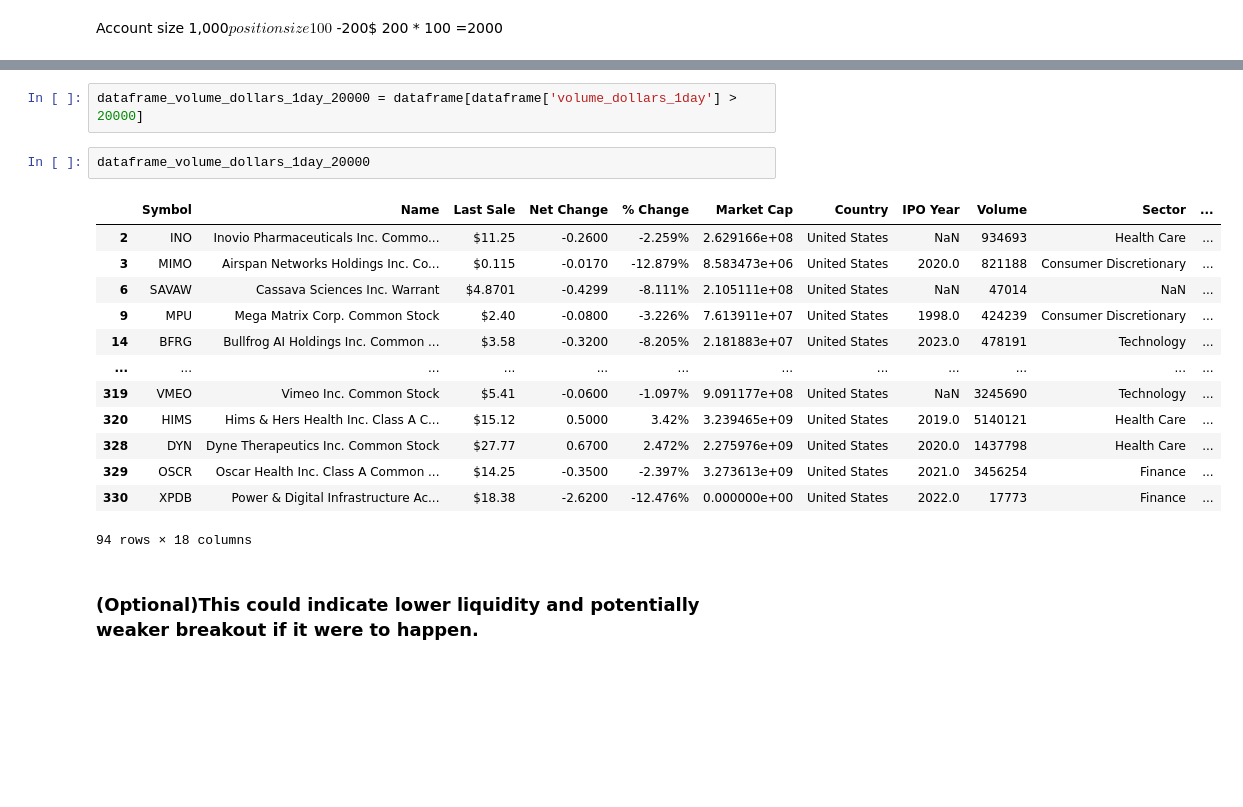
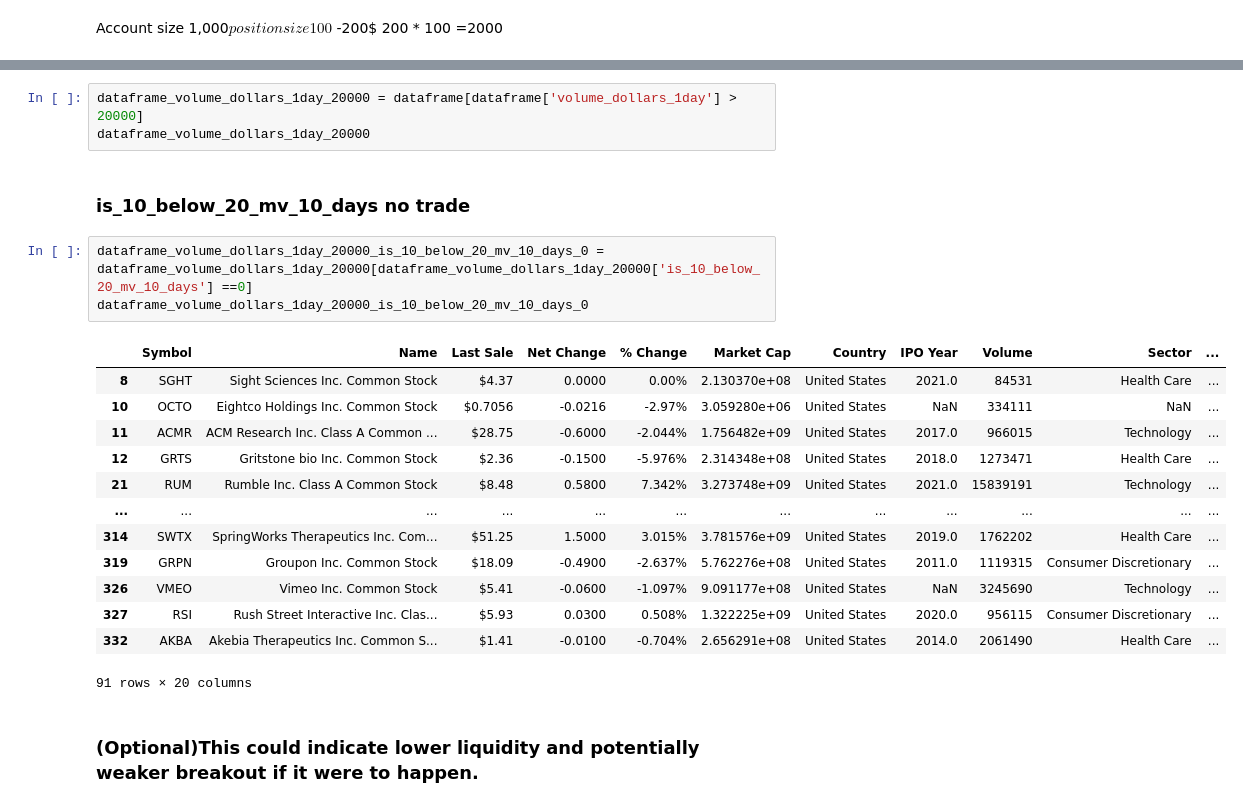
Before and after one commit to sinadarbouy/QStock-Screener, a Jupyter notebook: find.ipynb, the cells around one changed output, grey strips where cells are left out. Cells and saved outputs as stored; diff of their text form; blank space fills up the shorter version.

```diff
--- a/find.ipynb
+++ b/find.ipynb
@@ -31,21 +31,25 @@ dataframe[dataframe['volume_dollars_1day'] > 20000]
 # %%
 dataframe_volume_dollars_1day_20000 = dataframe[dataframe['volume_dollars_1day'] > 20000]
+dataframe_volume_dollars_1day_20000
-# %%
-dataframe_volume_dollars_1day_20000
-# %% [output]
-|  | Symbol | Name | Last Sale | Net Change | % Change | Market Cap | Country | IPO Year | Volume | Sector | ... |
-| 2 | INO | Inovio Pharmaceuticals Inc. Commo... | $11.25 | -0.2600 | -2.259% | 2.629166e+08 | United States | NaN | 934693 | Health Care | ... |
-| 3 | MIMO | Airspan Networks Holdings Inc. Co... | $0.115 | -0.0170 | -12.879% | 8.583473e+06 | United States | 2020.0 | 821188 | Consumer Discretionary | ... |
-| 6 | SAVAW | Cassava Sciences Inc. Warrant | $4.8701 | -0.4299 | -8.111% | 2.105111e+08 | United States | NaN | 47014 | NaN | ... |
-| 9 | MPU | Mega Matrix Corp. Common Stock | $2.40 | -0.0800 | -3.226% | 7.613911e+07 | United States | 1998.0 | 424239 | Consumer Discretionary | ... |
-| 14 | BFRG | Bullfrog AI Holdings Inc. Common ... | $3.58 | -0.3200 | -8.205% | 2.181883e+07 | United States | 2023.0 | 478191 | Technology | ... |
-| ... | ... | ... | ... | ... | ... | ... | ... | ... | ... | ... | ... |
-| 319 | VMEO | Vimeo Inc. Common Stock | $5.41 | -0.0600 | -1.097% | 9.091177e+08 | United States | NaN | 3245690 | Technology | ... |
-| 320 | HIMS | Hims & Hers Health Inc. Class A C... | $15.12 | 0.5000 | 3.42% | 3.239465e+09 | United States | 2019.0 | 5140121 | Health Care | ... |
-| 328 | DYN | Dyne Therapeutics Inc. Common Stock | $27.77 | 0.6700 | 2.472% | 2.275976e+09 | United States | 2020.0 | 1437798 | Health Care | ... |
-| 329 | OSCR | Oscar Health Inc. Class A Common ... | $14.25 | -0.3500 | -2.397% | 3.273613e+09 | United States | 2021.0 | 3456254 | Finance | ... |
-| 330 | XPDB | Power & Digital Infrastructure Ac... | $18.38 | -2.6200 | -12.476% | 0.000000e+00 | United States | 2022.0 | 17773 | Finance | ... |
-94 rows × 18 columns
+# %% [markdown]
+### is_10_below_20_mv_10_days no trade
+# %%
+dataframe_volume_dollars_1day_20000_is_10_below_20_mv_10_days_0 = dataframe_volume_dollars_1day_20000[dataframe_volume_dollars_1day_20000['is_10_below_20_mv_10_days'] ==0]
+dataframe_volume_dollars_1day_20000_is_10_below_20_mv_10_days_0
+# %% [output]
+|  | Symbol | Name | Last Sale | Net Change | % Change | Market Cap | Country | IPO Year | Volume | Sector | ... |
+| 8 | SGHT | Sight Sciences Inc. Common Stock | $4.37 | 0.0000 | 0.00% | 2.130370e+08 | United States | 2021.0 | 84531 | Health Care | ... |
+| 10 | OCTO | Eightco Holdings Inc. Common Stock | $0.7056 | -0.0216 | -2.97% | 3.059280e+06 | United States | NaN | 334111 | NaN | ... |
+| 11 | ACMR | ACM Research Inc. Class A Common ... | $28.75 | -0.6000 | -2.044% | 1.756482e+09 | United States | 2017.0 | 966015 | Technology | ... |
+| 12 | GRTS | Gritstone bio Inc. Common Stock | $2.36 | -0.1500 | -5.976% | 2.314348e+08 | United States | 2018.0 | 1273471 | Health Care | ... |
+| 21 | RUM | Rumble Inc. Class A Common Stock | $8.48 | 0.5800 | 7.342% | 3.273748e+09 | United States | 2021.0 | 15839191 | Technology | ... |
+| ... | ... | ... | ... | ... | ... | ... | ... | ... | ... | ... | ... |
+| 314 | SWTX | SpringWorks Therapeutics Inc. Com... | $51.25 | 1.5000 | 3.015% | 3.781576e+09 | United States | 2019.0 | 1762202 | Health Care | ... |
+| 319 | GRPN | Groupon Inc. Common Stock | $18.09 | -0.4900 | -2.637% | 5.762276e+08 | United States | 2011.0 | 1119315 | Consumer Discretionary | ... |
+| 326 | VMEO | Vimeo Inc. Common Stock | $5.41 | -0.0600 | -1.097% | 9.091177e+08 | United States | NaN | 3245690 | Technology | ... |
+| 327 | RSI | Rush Street Interactive Inc. Clas... | $5.93 | 0.0300 | 0.508% | 1.322225e+09 | United States | 2020.0 | 956115 | Consumer Discretionary | ... |
+| 332 | AKBA | Akebia Therapeutics Inc. Common S... | $1.41 | -0.0100 | -0.704% | 2.656291e+08 | United States | 2014.0 | 2061490 | Health Care | ... |
+91 rows × 20 columns
 # %% [markdown]
 ### (Optional)This could indicate lower liquidity and potentially weaker breakout if it were to happen.
 # %%
```
Also changed, not shown: parts of 23 cells of this notebook.
